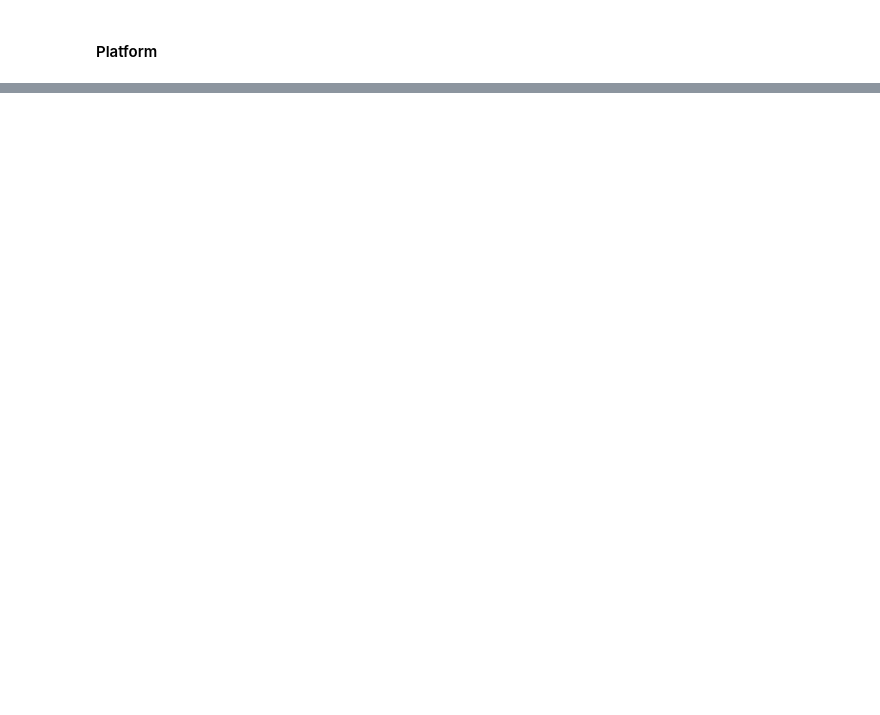
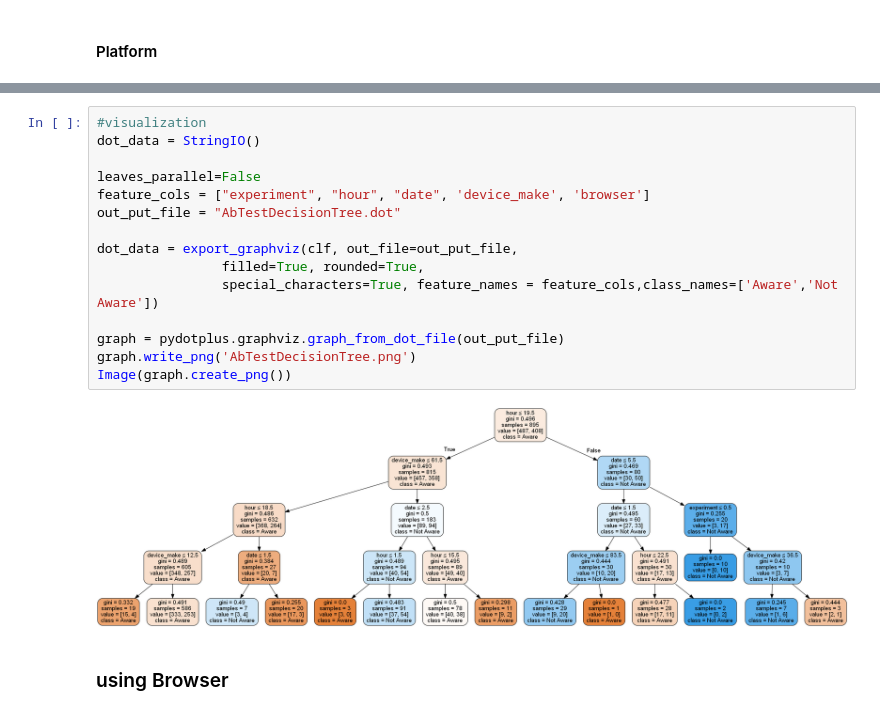
Before and after one commit to dagmawiii03/Ab_Hypothesis_Testing, a Jupyter notebook: Notebooks/ML_Model_and_Train.ipynb, the cells around one changed output, grey strips where cells are left out. Drawn from its saved outputs; the diff is of its cells as text; blank space fills up the shorter version.

```diff
--- a/Notebooks/ML_Model_and_Train.ipynb
+++ b/Notebooks/ML_Model_and_Train.ipynb
@@ -140,0 +244,19 @@ df_platform.head()
+# %%
+#visualization
+dot_data = StringIO()
+
+leaves_parallel=False
+feature_cols = ["experiment", "hour", "date", 'device_make', 'browser']
+out_put_file = "AbTestDecisionTree.dot"
+
+dot_data = export_graphviz(clf, out_file=out_put_file,
+                filled=True, rounded=True,
+                special_characters=True, feature_names = feature_cols,class_names=['Aware','Not Aware'])
+
+graph = pydotplus.graphviz.graph_from_dot_file(out_put_file)
+graph.write_png('AbTestDecisionTree.png')
+Image(graph.create_png())
+# %% [output]
+[figure, added]
+# %% [markdown]
+### using Browser
```
Also changed, not shown: parts of 40 cells of this notebook, 6 other files.
